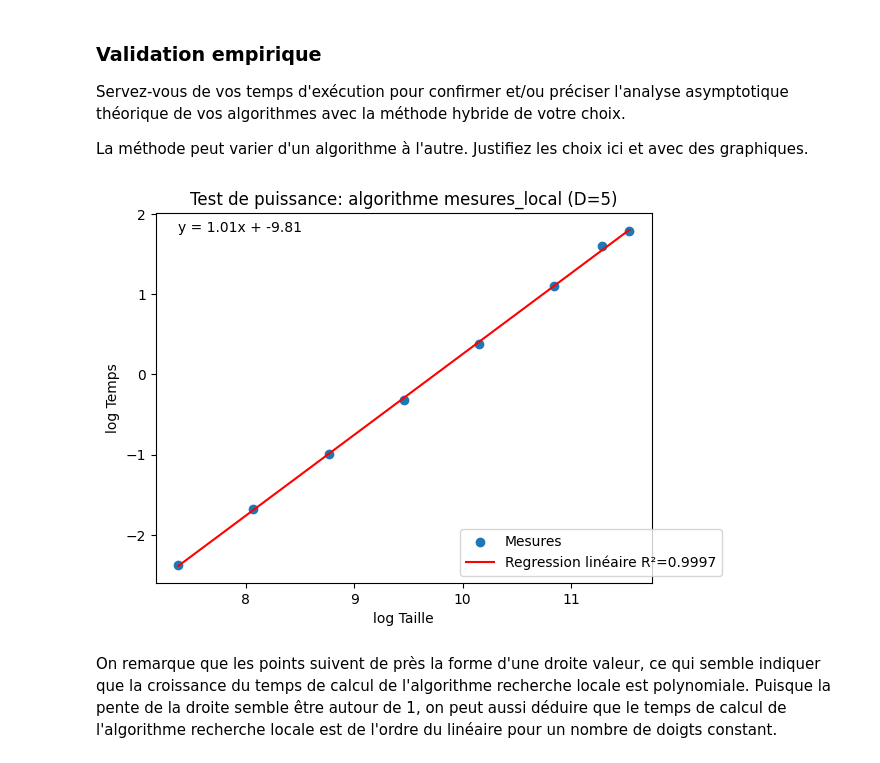
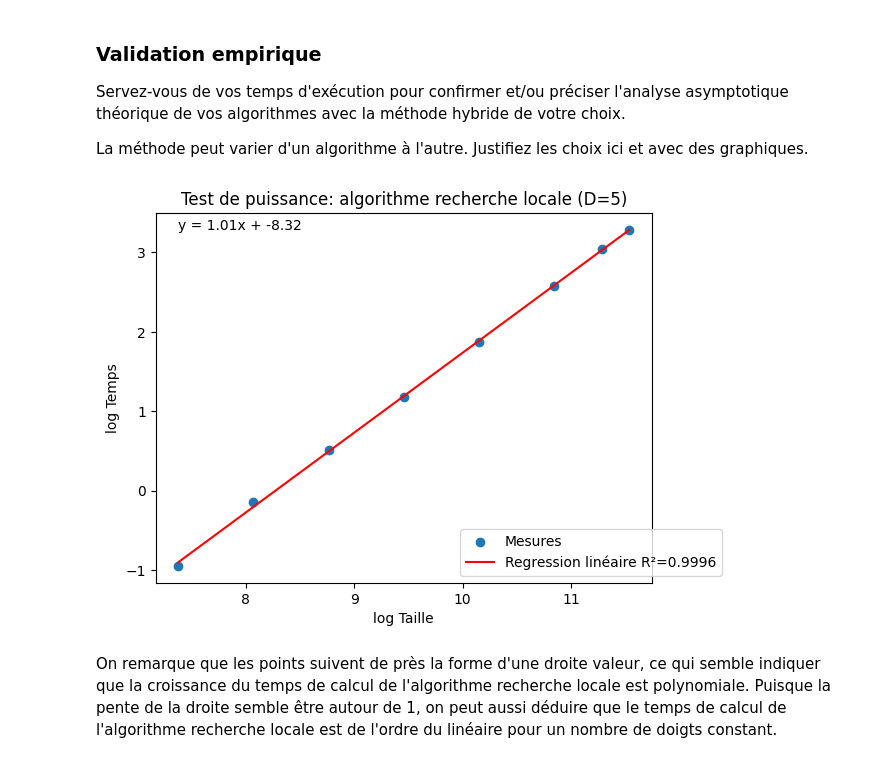
Before and after one commit to UiVieto/INF8775, a Jupyter notebook: TP2-H24/TP2-H24.ipynb, the cells around one changed output. Drawn from its saved outputs; the diff is of its cells as text; code cells hidden in the pictures.

```diff
--- a/TP2-H24/TP2-H24.ipynb
+++ b/TP2-H24/TP2-H24.ipynb
@@ -594,7 +601,7 @@ comme critère d’arrêt un nombre maximal d’itérations.
 import random
 
 
-nombre_max_iteration = 60
+nombre_max_iteration = 1000
 
 
 def localSearch(partition):
@@ -607,7 +614,7 @@ def localSearch(partition):
         previous_finger = solution[index]
 
         if next_finger == solution[index]:
-            next_finger = (next_finger + 1) % 5
+            next_finger = (next_finger + 1) % D
 
         solution[index] = next_finger
         current_cost = getTotalCost(costs, partition, solution)
@@ -666,9 +675,9 @@ Servez-vous de vos temps d'exécution pour confirmer et/ou préciser l'analyse a
 
 La méthode peut varier d'un algorithme à l'autre. Justifiez les choix ici et avec des graphiques.
 # %%
-display_test_puissance(values_test_puissance(mesures_local), "Test de puissance: algorithme mesures_local (D=5)")
+display_test_puissance(values_test_puissance(mesures_local), "Test de puissance: algorithme recherche locale (D=5)")
 # %% [output]
-[figure, old version]
+[figure, new version]
 # %% [markdown]
 On remarque que les points suivent de près la forme d'une droite valeur, ce qui semble indiquer que la croissance du temps de calcul de l'algorithme recherche locale est polynomiale. Puisque la pente de la droite semble être autour de 1, on peut aussi déduire que le temps de calcul de l'algorithme recherche locale est de l'ordre du linéaire pour un nombre de doigts constant.
 # %%
```
Also changed, not shown: parts of 22 cells of this notebook.
